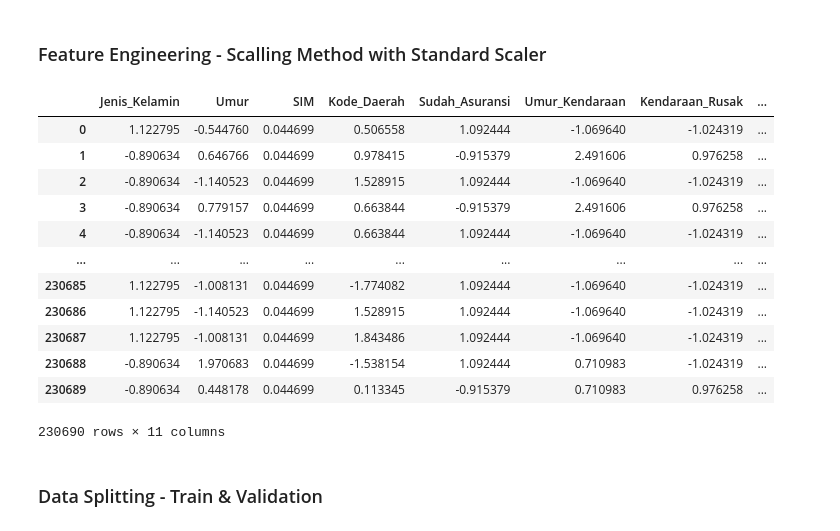
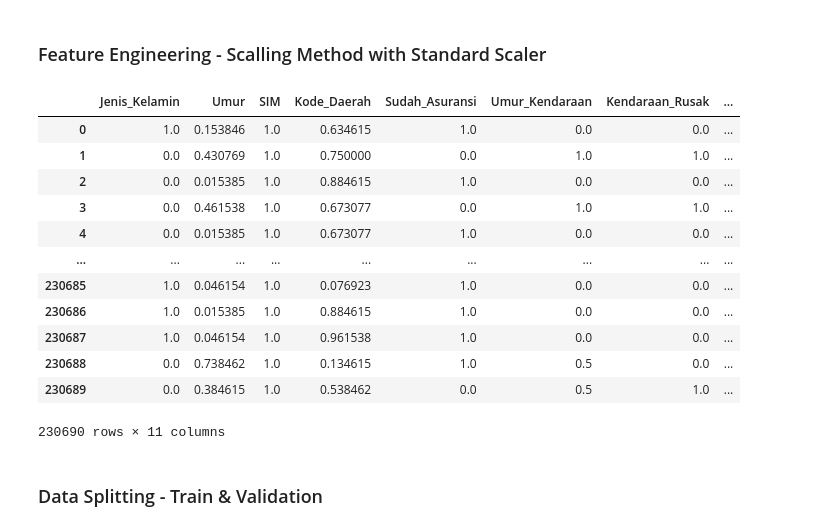
Before and after one commit to raihanmuhith/Classification, a Jupyter notebook: Tubes MCL 2.ipynb, the cells around one changed output. Drawn from its saved outputs; the diff is of its cells as text; code cells hidden in the pictures.

```diff
--- a/Tubes MCL 2.ipynb
+++ b/Tubes MCL 2.ipynb
@@ -312,24 +312,24 @@ dtype: int64
 # %% [markdown]
 <h3>Feature Engineering - Scalling Method with Standard Scaler</h3>
 # %%
-from sklearn.preprocessing import StandardScaler
+from sklearn.preprocessing import MinMaxScaler
 
-scaler = StandardScaler()
+scaler = MinMaxScaler()
 df_scaled = pd.DataFrame(scaler.fit_transform(removed_outliers.astype(float)), columns=removed_outliers.columns)
 df_scaled
 # %% [output]
 |  | Jenis_Kelamin | Umur | SIM | Kode_Daerah | Sudah_Asuransi | Umur_Kendaraan | Kendaraan_Rusak | ... |
-| 0 | 1.122795 | -0.544760 | 0.044699 | 0.506558 | 1.092444 | -1.069640 | -1.024319 | ... |
-| 1 | -0.890634 | 0.646766 | 0.044699 | 0.978415 | -0.915379 | 2.491606 | 0.976258 | ... |
-| 2 | -0.890634 | -1.140523 | 0.044699 | 1.528915 | 1.092444 | -1.069640 | -1.024319 | ... |
-| 3 | -0.890634 | 0.779157 | 0.044699 | 0.663844 | -0.915379 | 2.491606 | 0.976258 | ... |
-| 4 | -0.890634 | -1.140523 | 0.044699 | 0.663844 | 1.092444 | -1.069640 | -1.024319 | ... |
+| 0 | 1.0 | 0.153846 | 1.0 | 0.634615 | 1.0 | 0.0 | 0.0 | ... |
+| 1 | 0.0 | 0.430769 | 1.0 | 0.750000 | 0.0 | 1.0 | 1.0 | ... |
+| 2 | 0.0 | 0.015385 | 1.0 | 0.884615 | 1.0 | 0.0 | 0.0 | ... |
+| 3 | 0.0 | 0.461538 | 1.0 | 0.673077 | 0.0 | 1.0 | 1.0 | ... |
+| 4 | 0.0 | 0.015385 | 1.0 | 0.673077 | 1.0 | 0.0 | 0.0 | ... |
 | ... | ... | ... | ... | ... | ... | ... | ... | ... |
-| 230685 | 1.122795 | -1.008131 | 0.044699 | -1.774082 | 1.092444 | -1.069640 | -1.024319 | ... |
-| 230686 | 1.122795 | -1.140523 | 0.044699 | 1.528915 | 1.092444 | -1.069640 | -1.024319 | ... |
-| 230687 | 1.122795 | -1.008131 | 0.044699 | 1.843486 | 1.092444 | -1.069640 | -1.024319 | ... |
-| 230688 | -0.890634 | 1.970683 | 0.044699 | -1.538154 | 1.092444 | 0.710983 | -1.024319 | ... |
-| 230689 | -0.890634 | 0.448178 | 0.044699 | 0.113345 | -0.915379 | 0.710983 | 0.976258 | ... |
+| 230685 | 1.0 | 0.046154 | 1.0 | 0.076923 | 1.0 | 0.0 | 0.0 | ... |
+| 230686 | 1.0 | 0.015385 | 1.0 | 0.884615 | 1.0 | 0.0 | 0.0 | ... |
+| 230687 | 1.0 | 0.046154 | 1.0 | 0.961538 | 1.0 | 0.0 | 0.0 | ... |
+| 230688 | 0.0 | 0.738462 | 1.0 | 0.134615 | 1.0 | 0.5 | 0.0 | ... |
+| 230689 | 0.0 | 0.384615 | 1.0 | 0.538462 | 0.0 | 0.5 | 1.0 | ... |
 230690 rows × 11 columns
 # %% [markdown]
 <h3>Data Splitting - Train & Validation</h3>
```
Also changed, not shown: parts of 3 cells of this notebook.
